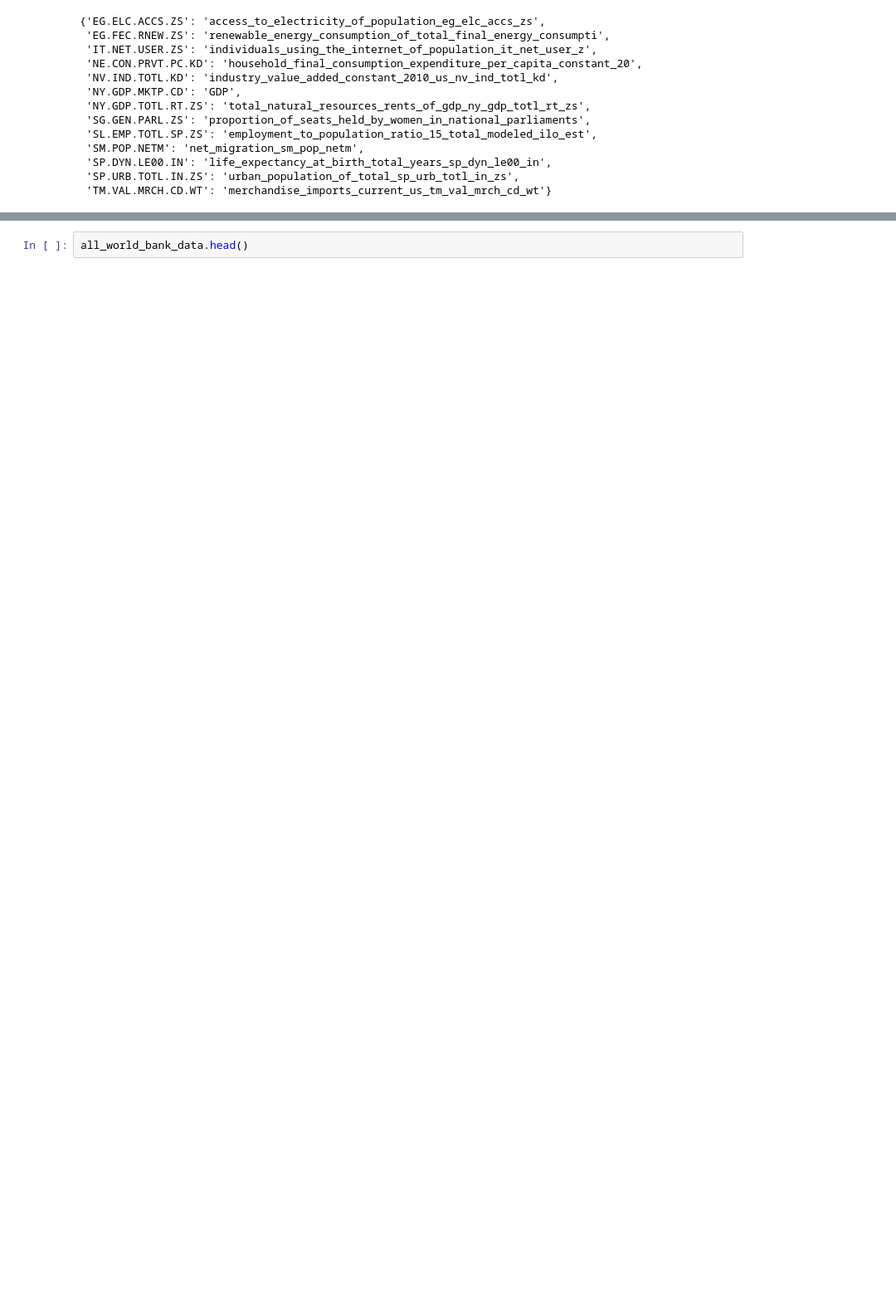
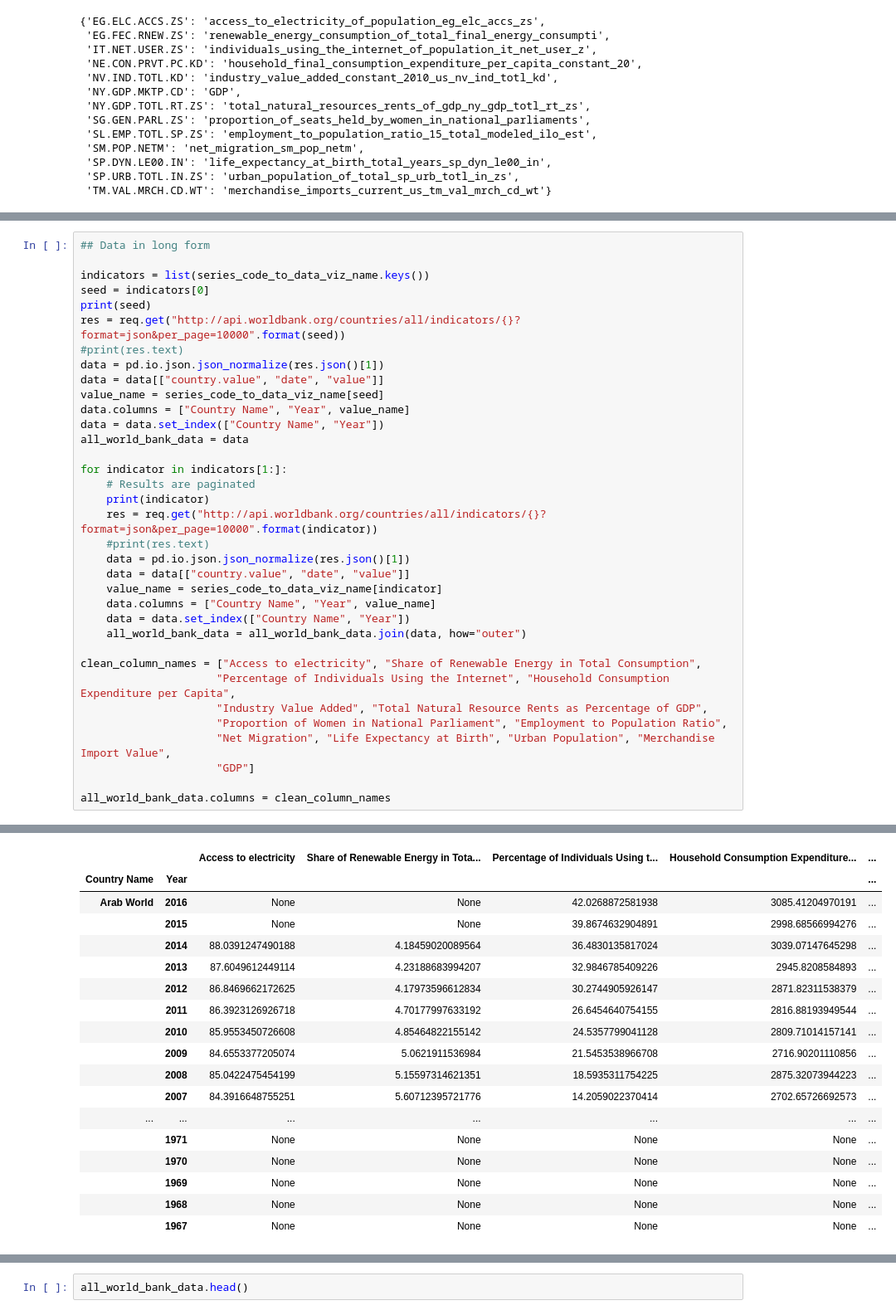
Before and after one commit to nsuberi/ResourceWatchCode, a Jupyter notebook: Notebooks for Exploring Specific Datasets/CDIAC Play.ipynb, the cells around one changed output, grey strips where cells are left out. Shown at 83% size. Cells and saved outputs as stored; diff of their text form; blank space fills up the shorter version.

Commit message:
create notebook showing how to convert from wide to long form for Carto. Add in gdalwarp with -wo SOURCE_EXTRA command in the future coral reef bleaching raster handling notebook

```diff
--- a/Notebooks for Exploring Specific Datasets/CDIAC Play.ipynb
+++ b/Notebooks for Exploring Specific Datasets/CDIAC Play.ipynb
@@ -287,0 +304,36 @@ series_code_to_data_viz_name
+# %%
+## Data in long form
+
+indicators = list(series_code_to_data_viz_name.keys())
+seed = indicators[0]
+print(seed)
+res = req.get("http://api.worldbank.org/countries/all/indicators/{}?format=json&per_page=10000".format(seed))
+#print(res.text)
+data = pd.io.json.json_normalize(res.json()[1])
+data = data[["country.value", "date", "value"]]
+value_name = series_code_to_data_viz_name[seed]
+data.columns = ["Country Name", "Year", value_name]
+data = data.set_index(["Country Name", "Year"])
+all_world_bank_data = data
+
+for indicator in indicators[1:]:
+    # Results are paginated
+    print(indicator)
+    res = req.get("http://api.worldbank.org/countries/all/indicators/{}?format=json&per_page=10000".format(indicator))
+    #print(res.text)
+    data = pd.io.json.json_normalize(res.json()[1])
+    data = data[["country.value", "date", "value"]]
+    value_name = series_code_to_data_viz_name[indicator]
+    data.columns = ["Country Name", "Year", value_name]
+    data = data.set_index(["Country Name", "Year"])
+    all_world_bank_data = all_world_bank_data.join(data, how="outer")
+
+clean_column_names = ["Access to electricity", "Share of Renewable Energy in Total Consumption",
+                     "Percentage of Individuals Using the Internet", "Household Consumption Expenditure per Capita",
+                     "Industry Value Added", "Total Natural Resource Rents as Percentage of GDP",
+                     "Proportion of Women in National Parliament", "Employment to Population Ratio",
+                     "Net Migration", "Life Expectancy at Birth", "Urban Population", "Merchandise Import Value",
+                     "GDP"]
+
+all_world_bank_data.columns = clean_column_names
+# %% [output]
@@ -287,0 +353,18 @@ series_code_to_data_viz_name
+|  |  | Access to electricity | Share of Renewable Energy in Tota... | Percentage of Individuals Using t... | Household Consumption Expenditure... | ... |
+| Country Name | Year |  |  |  |  | ... |
+| Arab World | 2016 | None | None | 42.0268872581938 | 3085.41204970191 | ... |
+|  | 2015 | None | None | 39.8674632904891 | 2998.68566994276 | ... |
+|  | 2014 | 88.0391247490188 | 4.18459020089564 | 36.4830135817024 | 3039.07147645298 | ... |
+|  | 2013 | 87.6049612449114 | 4.23188683994207 | 32.9846785409226 | 2945.8208584893 | ... |
+|  | 2012 | 86.8469662172625 | 4.17973596612834 | 30.2744905926147 | 2871.82311538379 | ... |
+|  | 2011 | 86.3923126926718 | 4.70177997633192 | 26.6454640754155 | 2816.88193949544 | ... |
+|  | 2010 | 85.9553450726608 | 4.85464822155142 | 24.5357799041128 | 2809.71014157141 | ... |
+|  | 2009 | 84.6553377205074 | 5.0621911536984 | 21.5453538966708 | 2716.90201110856 | ... |
+|  | 2008 | 85.0422475454199 | 5.15597314621351 | 18.5935311754225 | 2875.32073944223 | ... |
+|  | 2007 | 84.3916648755251 | 5.60712395721776 | 14.2059022370414 | 2702.65726692573 | ... |
+| ... | ... | ... | ... | ... | ... | ... |
+|  | 1971 | None | None | None | None | ... |
+|  | 1970 | None | None | None | None | ... |
+|  | 1969 | None | None | None | None | ... |
+|  | 1968 | None | None | None | None | ... |
+|  | 1967 | None | None | None | None | ... |
```
Also changed, not shown: parts of 4 cells of this notebook, 1 other file.
